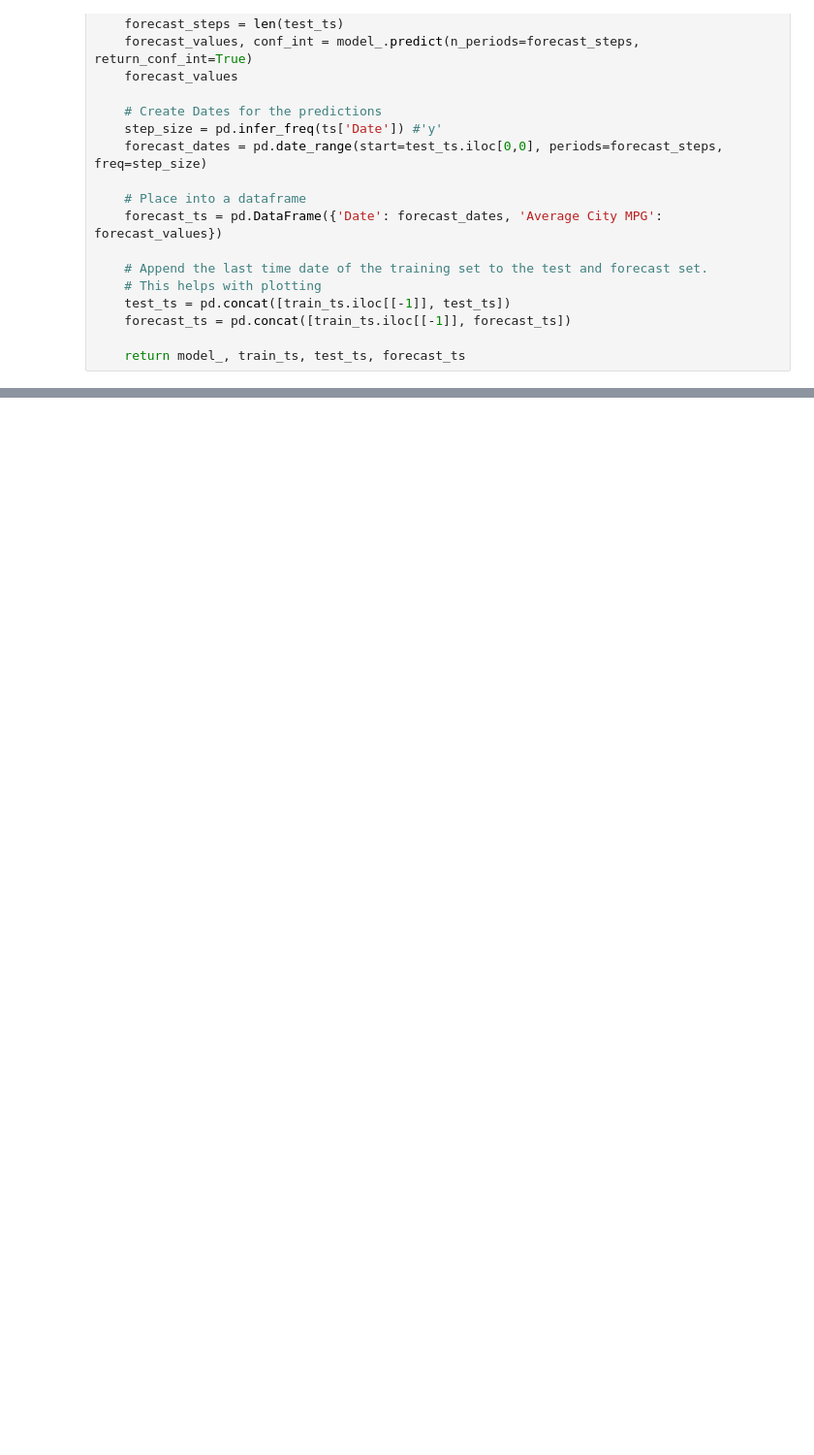
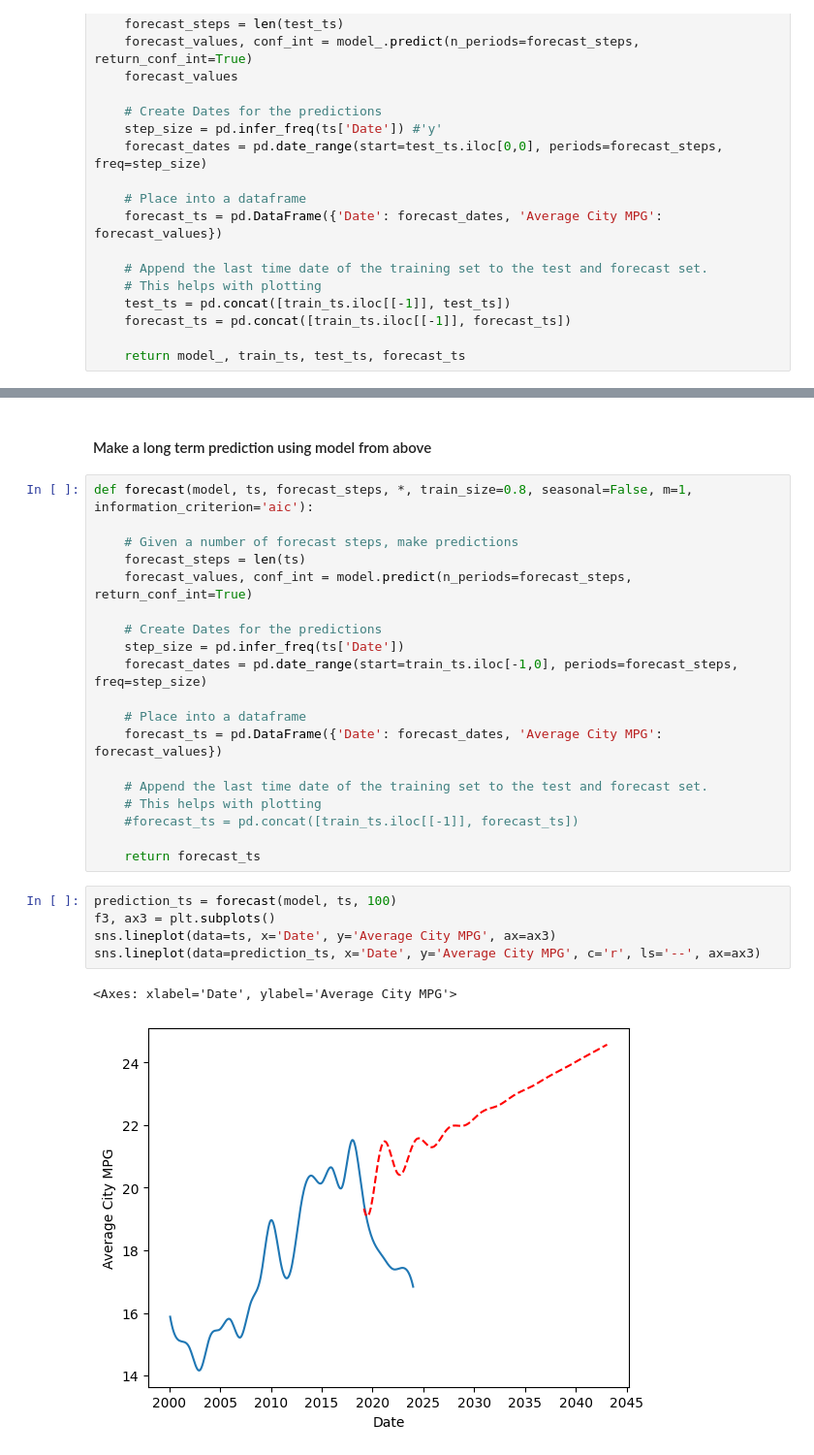
Before and after one commit to RAlexArnold/raa_World-Data-Final-Project, a Jupyter notebook: src/testing_interpolation.ipynb, the cells around one changed output, grey strips where cells are left out. Shown at 97% size. Saved outputs shown, nothing was run; the diff lists cells and outputs as text; blank space fills up the shorter version.

```diff
--- a/src/testing_interpolation.ipynb
+++ b/src/testing_interpolation.ipynb
@@ -133,0 +198,29 @@ def forecast_test(ts, *, train_size=0.8, seasonal=False, m=1, information_criter
+# %% [markdown]
+#### Make a long term prediction using model from above
+# %%
+def forecast(model, ts, forecast_steps, *, train_size=0.8, seasonal=False, m=1, information_criterion='aic'):
+
+    # Given a number of forecast steps, make predictions
+    forecast_steps = len(ts)
+    forecast_values, conf_int = model.predict(n_periods=forecast_steps, return_conf_int=True)
+
+    # Create Dates for the predictions
+    step_size = pd.infer_freq(ts['Date'])
+    forecast_dates = pd.date_range(start=train_ts.iloc[-1,0], periods=forecast_steps, freq=step_size)
+
+    # Place into a dataframe
+    forecast_ts = pd.DataFrame({'Date': forecast_dates, 'Average City MPG': forecast_values})
+
+    # Append the last time date of the training set to the test and forecast set.
+    # This helps with plotting
+    #forecast_ts = pd.concat([train_ts.iloc[[-1]], forecast_ts])
+
+    return forecast_ts
+# %%
+prediction_ts = forecast(model, ts, 100)
+f3, ax3 = plt.subplots()
+sns.lineplot(data=ts, x='Date', y='Average City MPG', ax=ax3)
+sns.lineplot(data=prediction_ts, x='Date', y='Average City MPG', c='r', ls='--', ax=ax3)
+# %% [output]
+<Axes: xlabel='Date', ylabel='Average City MPG'>
+[figure, added]
```
Also changed, not shown: parts of 3 cells of this notebook.
